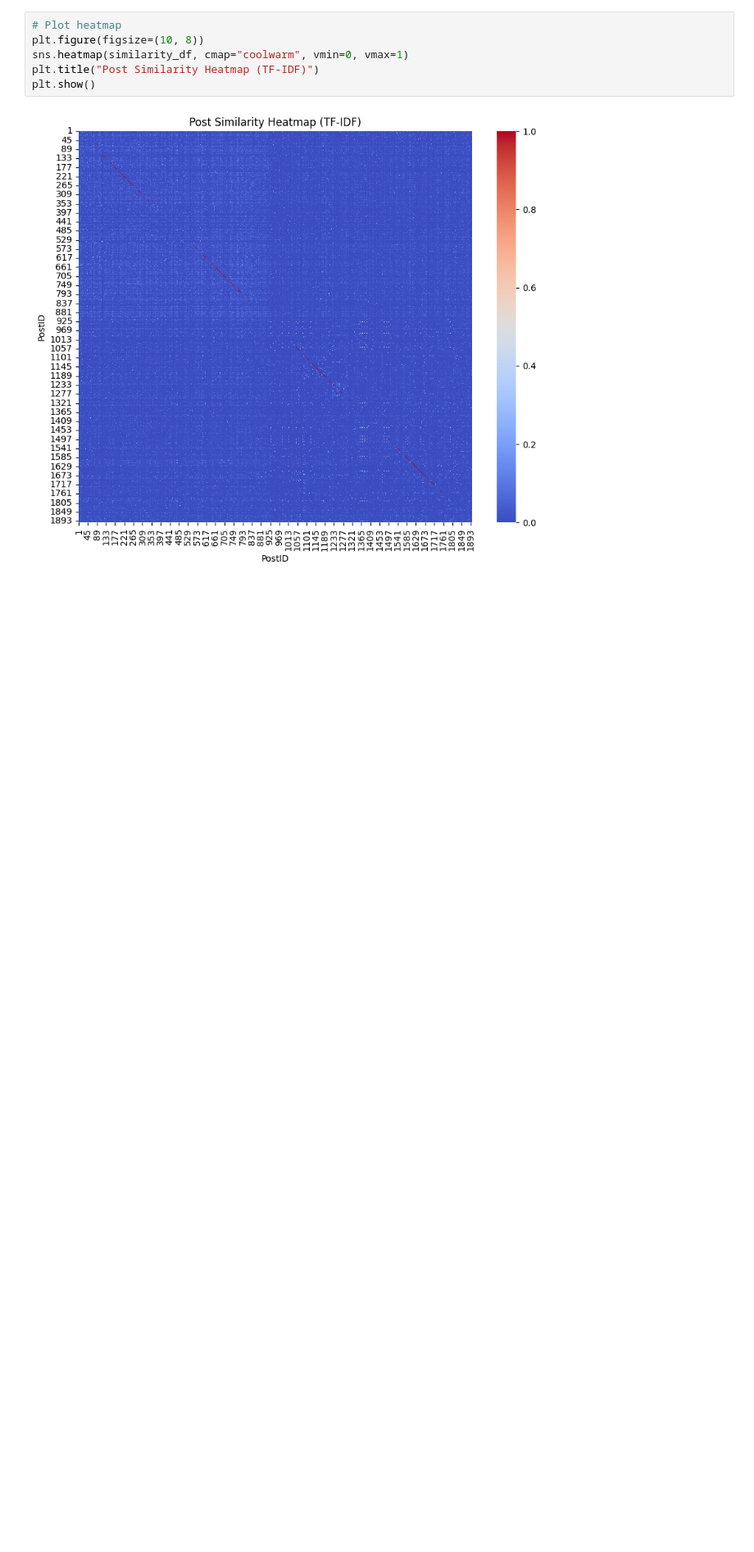
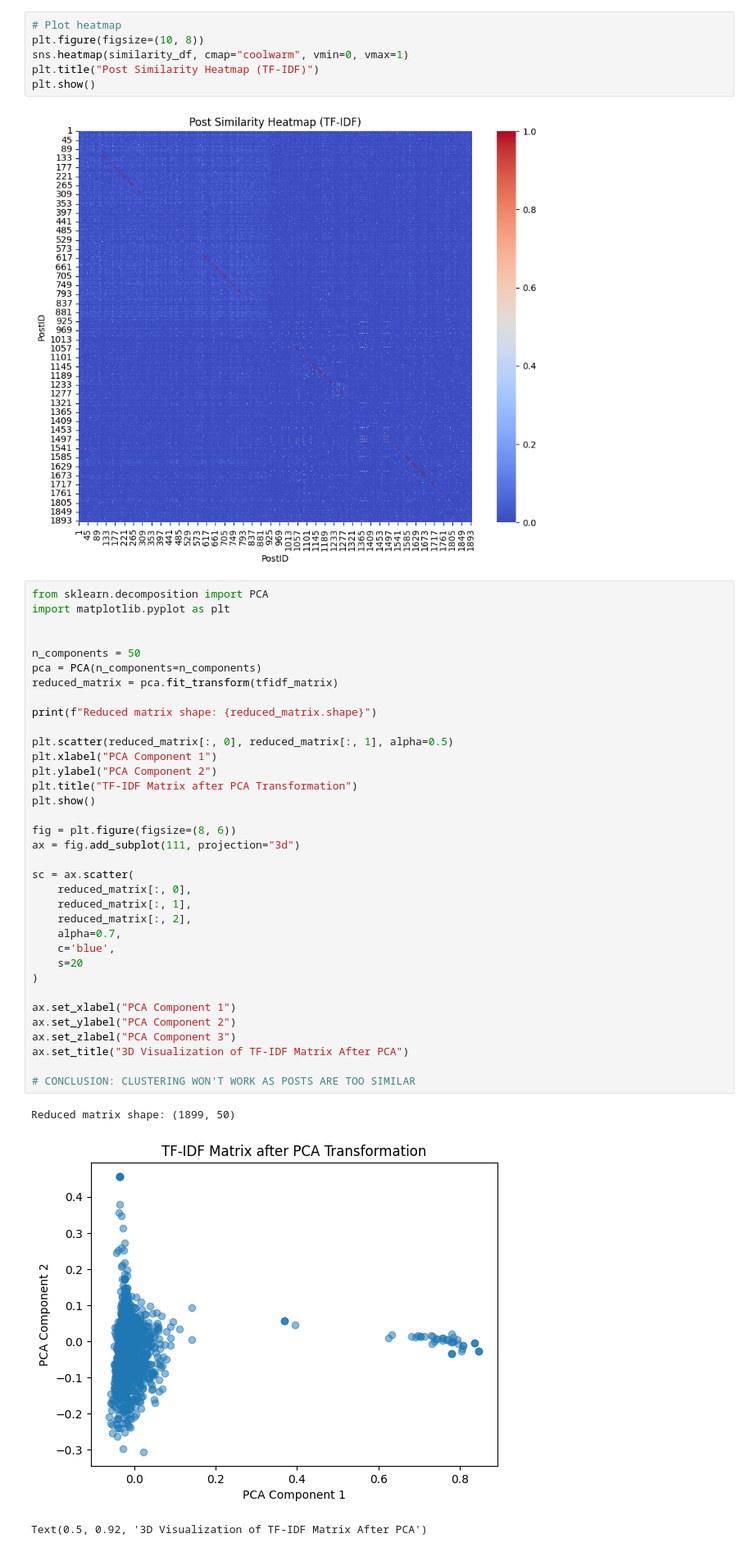
Before and after one commit to raulbucur01/TravelersDen, a Jupyter notebook: AI/experiments/post_experiments/caption_from_body/TFIDF_SBERT_cosine_similarity.ipynb, the cells around one changed output. Shown at 82% size. Saved outputs shown, nothing was run; the diff lists cells and outputs as text; blank space fills up the shorter version.

```diff
--- a/AI/experiments/post_experiments/caption_from_body/TFIDF_SBERT_cosine_similarity.ipynb
+++ b/AI/experiments/post_experiments/caption_from_body/TFIDF_SBERT_cosine_similarity.ipynb
@@ -63,3 +94,42 @@ plt.title("Post Similarity Heatmap (TF-IDF)")
 plt.show()
 # %% [output]
 [figure]
+# %%
+from sklearn.decomposition import PCA
+import matplotlib.pyplot as plt
+
+
+n_components = 50
+pca = PCA(n_components=n_components)
+reduced_matrix = pca.fit_transform(tfidf_matrix)
+
+print(f"Reduced matrix shape: {reduced_matrix.shape}")
+
+plt.scatter(reduced_matrix[:, 0], reduced_matrix[:, 1], alpha=0.5)
+plt.xlabel("PCA Component 1")
+plt.ylabel("PCA Component 2")
+plt.title("TF-IDF Matrix after PCA Transformation")
+plt.show()
+
+fig = plt.figure(figsize=(8, 6))
+ax = fig.add_subplot(111, projection="3d")
+
+sc = ax.scatter(
+    reduced_matrix[:, 0],
+    reduced_matrix[:, 1],
+    reduced_matrix[:, 2],
+    alpha=0.7,
+    c='blue',
+    s=20
+)
+
+ax.set_xlabel("PCA Component 1")
+ax.set_ylabel("PCA Component 2")
+ax.set_zlabel("PCA Component 3")
+ax.set_title("3D Visualization of TF-IDF Matrix After PCA")
+
+# CONCLUSION: CLUSTERING WON'T WORK AS POSTS ARE TOO SIMILAR
+# %% [output]
+Reduced matrix shape: (1899, 50)
+[figure, added]
+Text(0.5, 0.92, '3D Visualization of TF-IDF Matrix After PCA')
```
Also changed, not shown: parts of 5 cells of this notebook, 9 other files.
